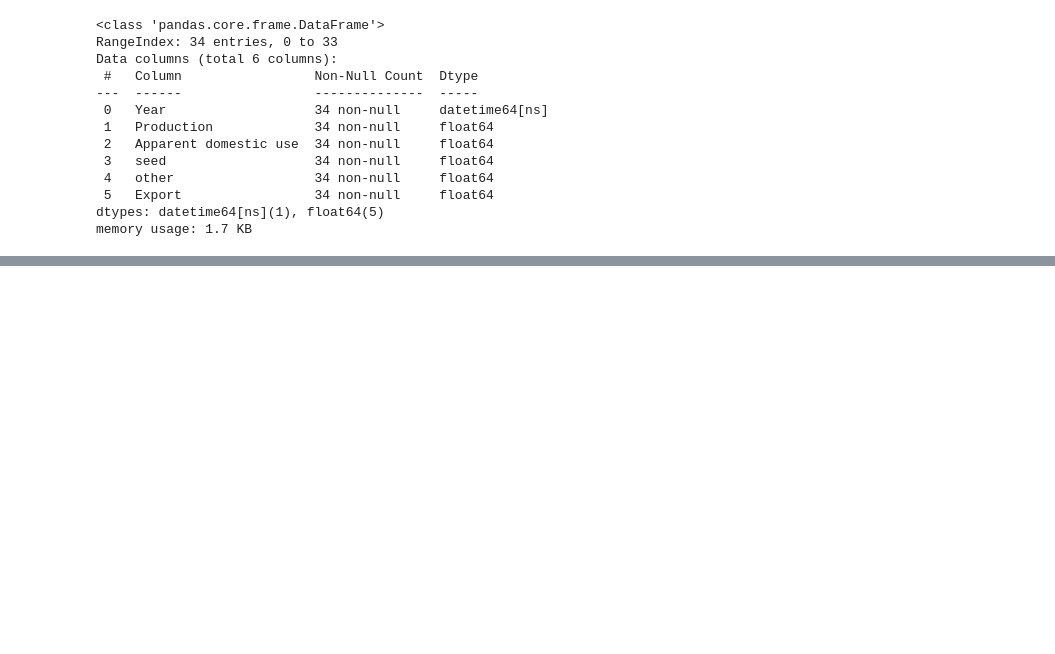
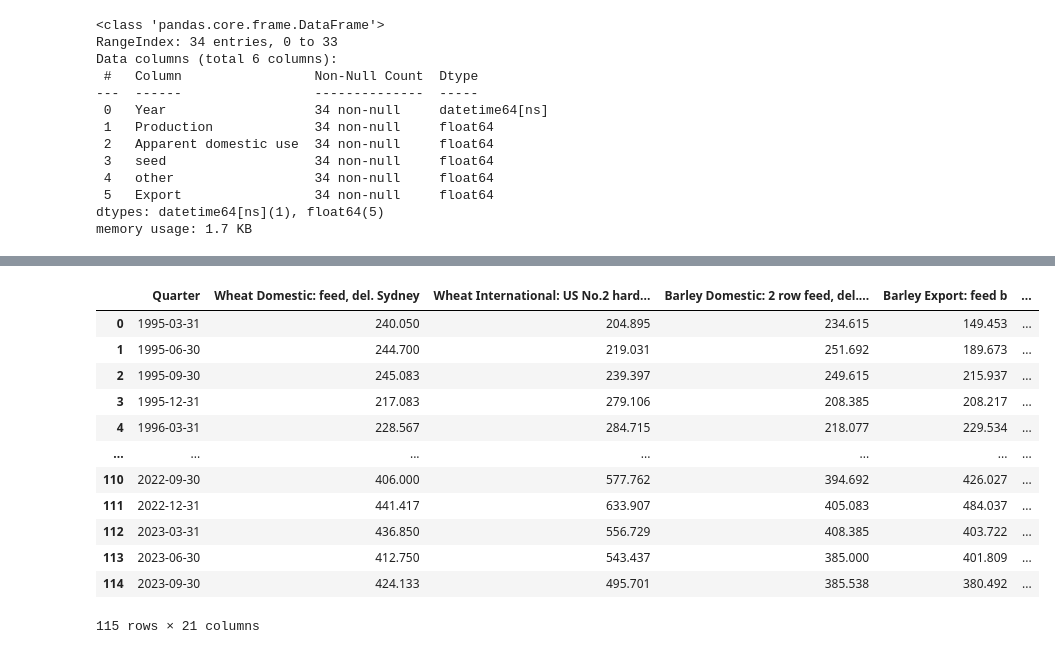
Before and after one commit to Moisebea/Crop_Report, a Jupyter notebook: OneDrive/Documents/Bureau/ABARES Dec Crop Report/Scraping_data.ipynb, the cells around one changed output, grey strips where cells are left out. Cells and saved outputs as stored; diff of their text form; code cells hidden in the pictures; blank space fills up the shorter version.

```diff
--- a/OneDrive/Documents/Bureau/ABARES Dec Crop Report/Scraping_data.ipynb
+++ b/OneDrive/Documents/Bureau/ABARES Dec Crop Report/Scraping_data.ipynb
@@ -1909,0 +1961,9 @@ memory usage: 1.7 KB
+# %%
+# Formater les valeurs de la colonne Quarter
+previous_year = ''
+for i in range(len(Table_17)):
+    if 'Q' in Table_17.loc[i, 'Quarter']:
+        if 'Q1' in Table_17.loc[i, 'Quarter']:
+            previous_year = Table_17.loc[i, 'Quarter'].split(' ')[0]
+        else:
+            Table_17.loc[i, 'Quarter'] = previous_year + ' ' + Table_17.loc[i, 'Quarter']
@@ -1909,0 +1985,3 @@ memory usage: 1.7 KB
+# %%
+Table_17['Quarter'] = Table_17['Quarter'].apply(lambda x: pd.to_datetime(x.replace('Q1', '-03-31').replace('Q2', '-06-30').replace('Q3', '-09-30').replace('Q4', '-12-31')))
+Table_17['Quarter']
@@ -1909,0 +2001,16 @@ memory usage: 1.7 KB
+# %%
+Table_17
+# %% [output]
+|  | Quarter | Wheat Domestic: feed, del. Sydney | Wheat International: US No.2 hard... | Barley Domestic: 2 row feed, del.... | Barley Export: feed b | ... |
+| 0 | 1995-03-31 | 240.050 | 204.895 | 234.615 | 149.453 | ... |
+| 1 | 1995-06-30 | 244.700 | 219.031 | 251.692 | 189.673 | ... |
+| 2 | 1995-09-30 | 245.083 | 239.397 | 249.615 | 215.937 | ... |
+| 3 | 1995-12-31 | 217.083 | 279.106 | 208.385 | 208.217 | ... |
+| 4 | 1996-03-31 | 228.567 | 284.715 | 218.077 | 229.534 | ... |
+| ... | ... | ... | ... | ... | ... | ... |
+| 110 | 2022-09-30 | 406.000 | 577.762 | 394.692 | 426.027 | ... |
+| 111 | 2022-12-31 | 441.417 | 633.907 | 405.083 | 484.037 | ... |
+| 112 | 2023-03-31 | 436.850 | 556.729 | 408.385 | 403.722 | ... |
+| 113 | 2023-06-30 | 412.750 | 543.437 | 385.000 | 401.809 | ... |
+| 114 | 2023-09-30 | 424.133 | 495.701 | 385.538 | 380.492 | ... |
+115 rows × 21 columns
```
Also changed, not shown: parts of 17 cells of this notebook.
